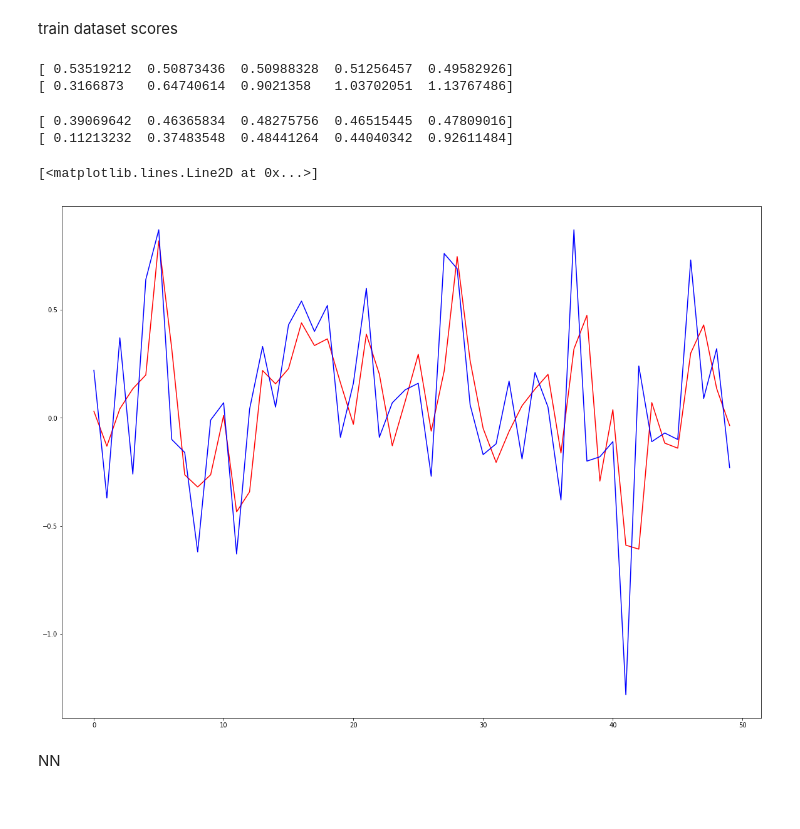
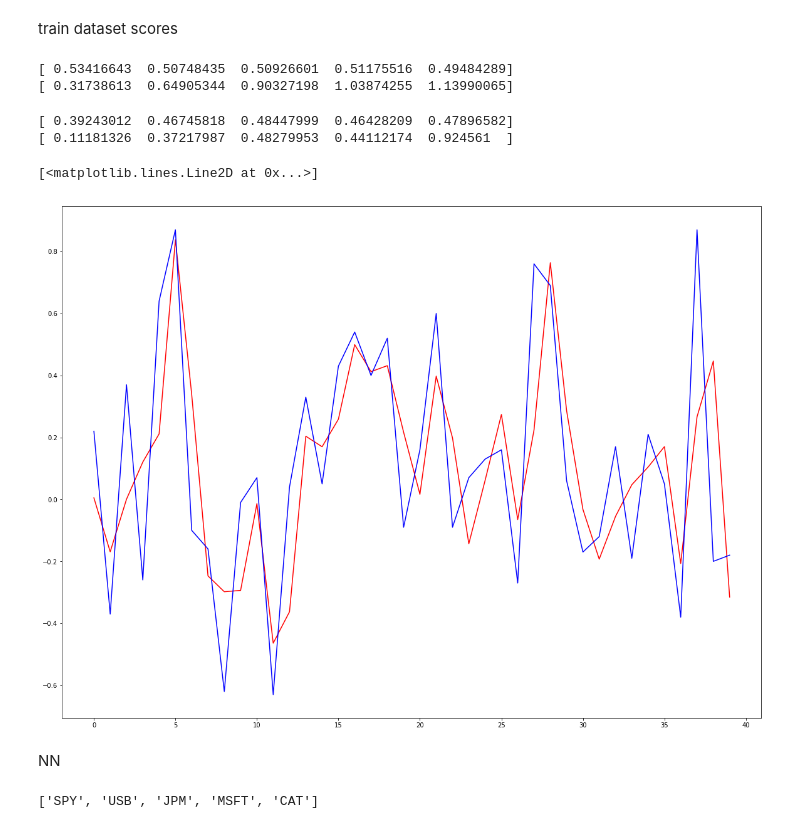
Before and after one commit to positivcheg94/project_bohomol, a Jupyter notebook: project.ipynb, the cells around one changed output. Saved outputs shown, nothing was run; the diff lists cells and outputs as text; code cells hidden in the pictures.

```diff
--- a/project.ipynb
+++ b/project.ipynb
@@ -73,7 +73,7 @@ feature_ma30 = dataset.rolling(window = 30, center=False).mean().tail(1000)
 
 feature_mstd30 = dataset.rolling(window = 30, center=False).mean().tail(1000)
 
-features = np.hstack([feature_ma2, feature_ma3, feature_ma5, feature_ma10, feature_ma30])
+features = np.hstack([feature_ma2, feature_ma3, feature_ma5])
 # %% [markdown]
 1 - linear regression model =)
 # %%
@@ -94,23 +94,23 @@ train dataset scores
 print(r2_score(y_train_lin, y_train_prediction_lin, multioutput = "raw_values"))
 print(mean_squared_error(y_train_lin, y_train_prediction_lin, multioutput = "raw_values"))
 # %% [output]
-[ 0.53519212  0.50873436  0.50988328  0.51256457  0.49582926]
-[ 0.3166873   0.64740614  0.9021358   1.03702051  1.13767486]
+[ 0.53416643  0.50748435  0.50926601  0.51175516  0.49484289]
+[ 0.31738613  0.64905344  0.90327198  1.03874255  1.13990065]
 # %%
 y_test_prediction_lin = lin_model.predict(X_test_lin)
 # %%
 print(r2_score(y_test_lin, y_test_prediction_lin, multioutput = "raw_values"))
 print(mean_squared_error(y_test_lin, y_test_prediction_lin, multioutput = "raw_values"))
 # %% [output]
-[ 0.39069642  0.46365834  0.48275756  0.46515445  0.47809016]
-[ 0.11213232  0.37483548  0.48441264  0.44040342  0.92611484]
+[ 0.39243012  0.46745818  0.48447999  0.46428209  0.47896582]
+[ 0.11181326  0.37217987  0.48279953  0.44112174  0.924561  ]
 # %%
 plt.subplots(figsize=(20,15))
-plt.plot(y_test_prediction_lin[:50, 0], 'r')
-plt.plot(y_test_lin[:50,0], 'b')
+plt.plot(y_test_prediction_lin[:40, 0], 'r')
+plt.plot(y_test_lin[:40,0], 'b')
 # %% [output]
 [<matplotlib.lines.Line2D at 0x...>]
-[figure, old version]
+[figure, new version]
 # %% [markdown]
 NN
 # %%
@@ -118 +121,5 @@ import tensorflow as tf
+# %%
+use_stocks
+# %% [output]
+['SPY', 'USB', 'JPM', 'MSFT', 'CAT']
 # %%
```
Also changed, not shown: parts of 16 cells of this notebook.
